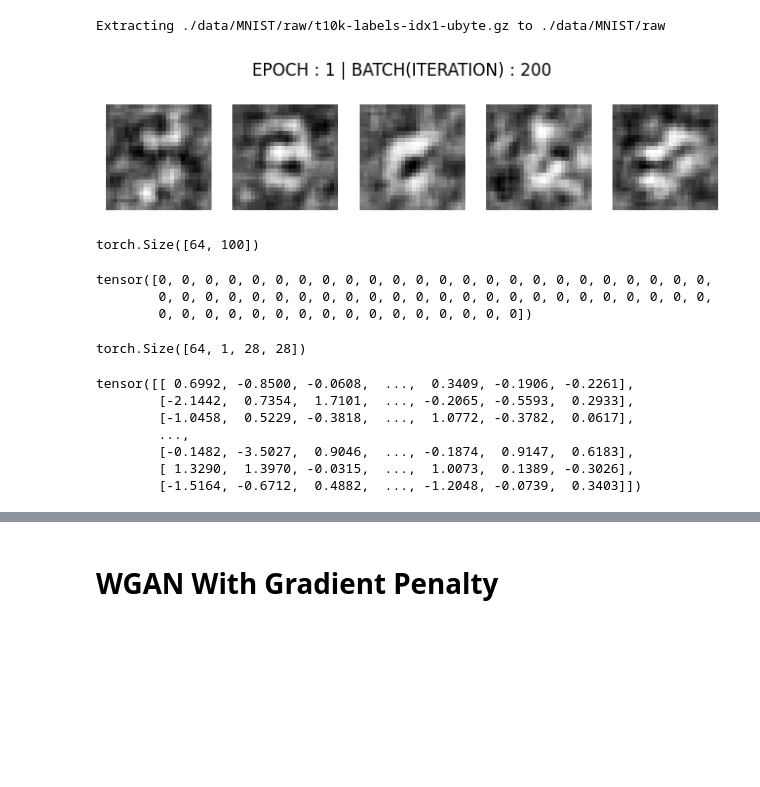
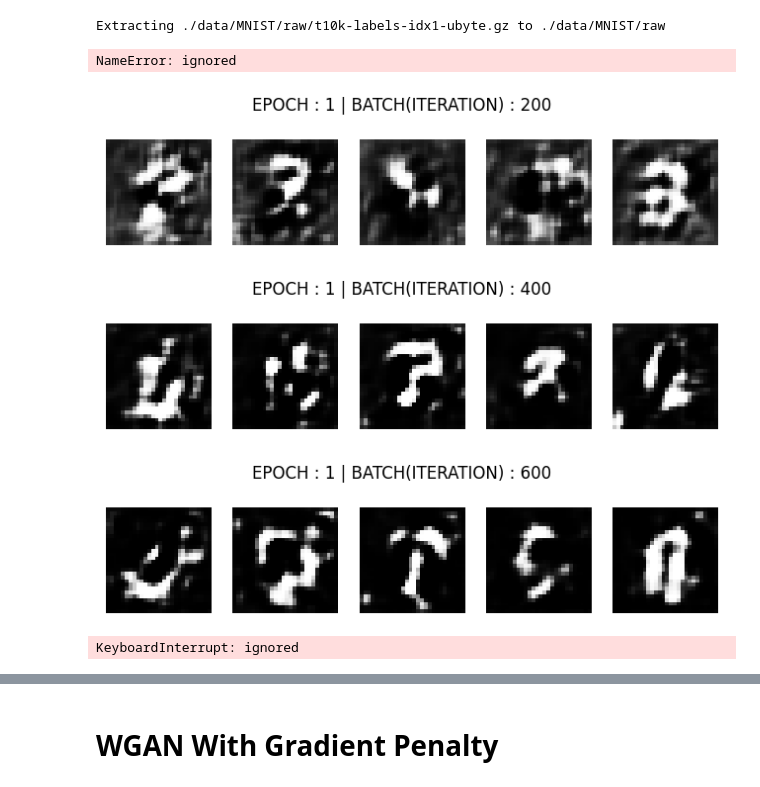
Before and after one commit to sswt/dive2gai, a Jupyter notebook: unit2/GAN_WGAN.ipynb, the cells around one changed output, grey strips where cells are left out. Saved outputs shown, nothing was run; the diff lists cells and outputs as text; code cells hidden in the pictures; blank space fills up the shorter version.

```diff
--- a/unit2/GAN_WGAN.ipynb
+++ b/unit2/GAN_WGAN.ipynb
@@ -248,12 +213,16 @@ test_loader = torch.utils.data.DataLoader(
     batch_size=batch_size, shuffle=True, **kwargs)
 # %%
 # suggested default - learning rate
-lr = 0.00005
+lr = 0.0002
+beta_1 = 0.5
+beta_2 = 0.999
 clip_value = 0.01
 n_critic = 5
 # %%
-optimizer_G = torch.optim.RMSprop(generator.parameters(), lr=lr)
-optimizer_D = torch.optim.RMSprop(discriminator.parameters(), lr=lr)
+optimizer_G = torch.optim.Adam(generator.parameters(), lr=lr, betas=(beta_1, beta_2))
+optimizer_D = torch.optim.Adam(discriminator.parameters(), lr=lr, betas=(beta_1, beta_2))
+# %% [output]
+NameError: ignored
 # %%
 Tensor = torch.cuda.FloatTensor if cuda else torch.FloatTensor
 # %%
@@ -265,73 +234,48 @@ from tqdm.notebook import tqdm
 # %%
 n_epochs = 25 # suggested default = 200
 for epoch in range(n_epochs):
     for i, (imgs, _) in enumerate(tqdm(dataloader)): # This code(enumerate) is dealt with once more in the *TEST_CODE below.
                                                      # Used 'tqdm' for showing progress
 
         real_imgs = Variable(imgs.type(Tensor))
-        optimizer_D.zero_grad()
-        z = Variable(Tensor(np.random.normal(0, 1, (imgs.shape[0], latent_dim))))
-        fake_imgs = generator(z).detach()
-        loss_D = -torch.mean(discriminator(real_imgs)) + torch.mean(discriminator(fake_imgs))
-        loss_D.backward()
-        optimizer_D.step()
-        for p in discriminator.parameters():
-            p.data.clamp_(-clip_value, clip_value)
+        for _ in range(n_critic):
+          optimizer_D.zero_grad()
+          z = Variable(Tensor(np.random.normal(0, 1, (imgs.shape[0], latent_dim))))
+          fake_imgs = generator(z).detach()
+          loss_D = -torch.mean(discriminator(real_imgs)) + torch.mean(discriminator(fake_imgs))
+          loss_D.backward()
+          optimizer_D.step()
+          for p in discriminator.parameters():
+              p.data.clamp_(-clip_value, clip_value)
 
-        if i % n_critic == 0:
 
-          optimizer_G.zero_grad()
-          gen_imgs = generator(z)
-          loss_G = -torch.mean(discriminator(gen_imgs))
-          loss_G.backward()
-          optimizer_G.step()
+
+        optimizer_G.zero_grad()
+        gen_imgs = generator(z)
+        loss_G = -torch.mean(discriminator(gen_imgs))
+        loss_G.backward()
+        optimizer_G.step()
 
         sample_z_in_train = Tensor(np.random.normal(0, 1, (imgs.shape[0],latent_dim)))
         # z.shape == torch.Size([64, 100])
         sample_gen_imgs_in_train = generator(sample_z_in_train).detach().cpu()
         # gen_imgs.shape == torch.Size([64, 1, 28, 28])
 
         if ((i+1) % 200) == 0: # show while batch - 200/657, 400/657, 600/657
             nrow=1
             ncols=5
             fig, axes = plt.subplots(nrows=nrow,ncols=ncols, figsize=(8,2))
             plt.suptitle('EPOCH : {} | BATCH(ITERATION) : {}'.format(epoch+1, i+1))
             for ncol in range(ncols):
                 axes[ncol].imshow(sample_gen_imgs_in_train.permute(0,2,3,1)[ncol], cmap='gray')
                 axes[ncol].axis('off')
             plt.show()
     print(
         "[Epoch: %d/%d] [Batch: %d/%d] [D loss: %f] [G loss: %f]"
         % (epoch+1, n_epochs, i+1, len(dataloader), loss_D.item(), loss_G.item())
     )
 # %% [output]
-[figure, old version]
+[figure, new version]
+[figure, added]
+[figure, added]
+KeyboardInterrupt: ignored
-# %%
-# latent vector
-sample_z = Tensor(np.random.normal(0, 1, (64,100)))
-gen_labels = Variable(LongTensor(np.random.randint(0, 1, 64)))
-sample_z.shape
-# %% [output]
-torch.Size([64, 100])
-# %%
-gen_labels
-# %% [output]
-tensor([0, 0, 0, 0, 0, 0, 0, 0, 0, 0, 0, 0, 0, 0, 0, 0, 0, 0, 0, 0, 0, 0, 0, 0,
-        0, 0, 0, 0, 0, 0, 0, 0, 0, 0, 0, 0, 0, 0, 0, 0, 0, 0, 0, 0, 0, 0, 0, 0,
-        0, 0, 0, 0, 0, 0, 0, 0, 0, 0, 0, 0, 0, 0, 0, 0])
-# %%
-# generated images
-sample_gen_imgs = generator(sample_z, gen_labels).detach().cpu()
-sample_gen_imgs.shape
-# %% [output]
-torch.Size([64, 1, 28, 28])
-# %%
-sample_z
-# %% [output]
-tensor([[ 0.6992, -0.8500, -0.0608,  ...,  0.3409, -0.1906, -0.2261],
-        [-2.1442,  0.7354,  1.7101,  ..., -0.2065, -0.5593,  0.2933],
-        [-1.0458,  0.5229, -0.3818,  ...,  1.0772, -0.3782,  0.0617],
-        ...,
-        [-0.1482, -3.5027,  0.9046,  ..., -0.1874,  0.9147,  0.6183],
-        [ 1.3290,  1.3970, -0.0315,  ...,  1.0073,  0.1389, -0.3026],
-        [-1.5164, -0.6712,  0.4882,  ..., -1.2048, -0.0739,  0.3403]])
```
Also changed, not shown: parts of 9 cells of this notebook.
